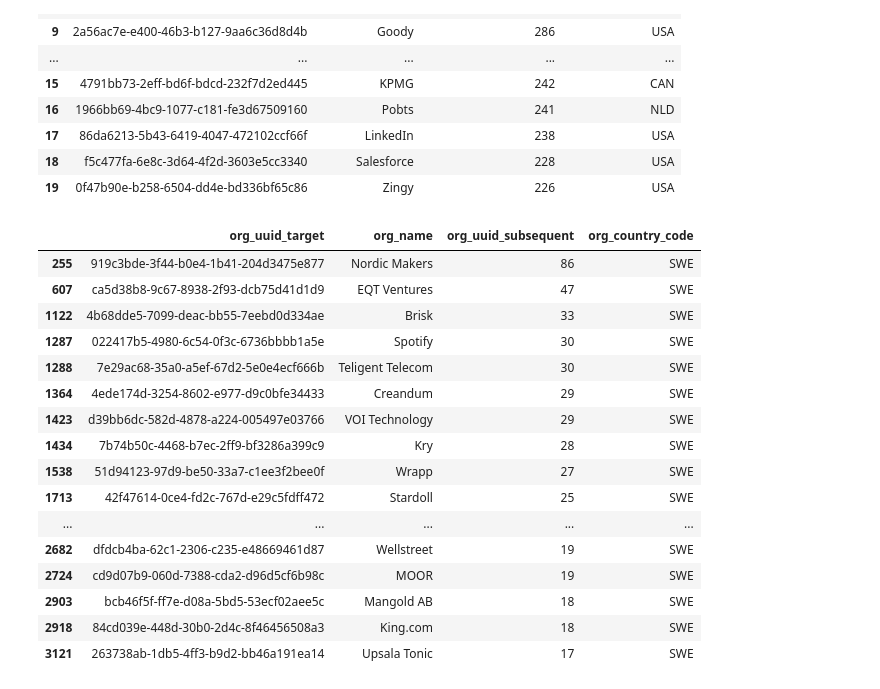
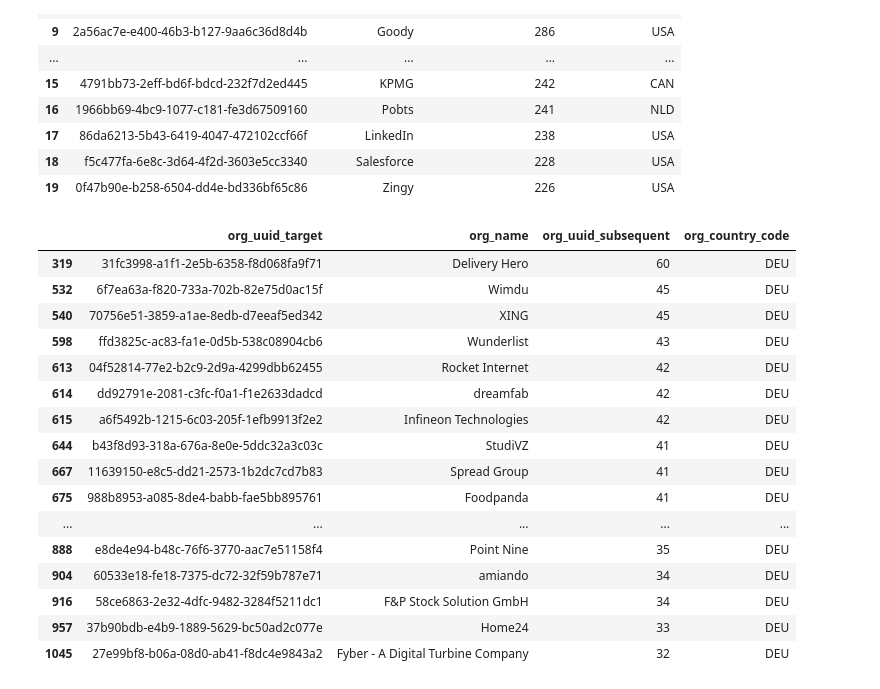
Before and after one commit to johanhaha/VentureMafia-Backend, a Jupyter notebook: data_analysis/VentureMafia-productionalised.ipynb, the cells around one changed output. Drawn from its saved outputs; the diff is of its cells as text; code cells hidden in the pictures.

```diff
--- a/data_analysis/VentureMafia-productionalised.ipynb
+++ b/data_analysis/VentureMafia-productionalised.ipynb
@@ -107,6 +110,8 @@ acquisitions = acquisitions.rename(columns = {'acquiree_uuid': 'org_uuid', 'type
 
 acquisitions = acquisitions.assign(exit_date = pd.to_datetime(acquisitions['exit_date'], errors = 'coerce'))
 
+acquisitions['exit_valuation'] = acquisitions['exit_valuation'].astype('Int64')
+
 acquisitions.head()
 # %% [output]
 |  | org_uuid | acquirer_uuid | exit_type | acquirer_name | exit_date | acquisition_type | exit_valuation |
@@ -122,6 +127,8 @@ ipos = ipos.rename(columns = {'uuid': 'investment_partner_uuid', 'type': 'exit_t
 
 ipos = ipos.assign(exit_date = pd.to_datetime(ipos['exit_date'], errors = 'coerce'))
 
+ipos['exit_valuation'] = ipos['exit_valuation'].astype('Int64')
+
 ipos.head()
 # %% [output]
 |  | org_uuid | exit_type | exit_date | exit_valuation |
@@ -222,6 +229,8 @@ alumni_master = alumni_master.drop_duplicates(subset = subset_columns, keep = 'f
 
 alumni_master = alumni_master.dropna(subset = ['person_uuid', 'org_uuid_target', 'org_uuid_subsequent'])
 
+alumni_master['record_uuid'] = [uuid.uuid4() for _ in range(len(alumni_master))] # Adding record_uuid as primary key in DB
+
 alumni_master
 # %% [output]
 |  | person_uuid | org_uuid_target | started_on_target | ended_on_target | job_title_target | job_type_target | ... |
@@ -240,17 +248,0 @@ alumni_master
-# %%
-alumni_master['priority'] = alumni_master['relation_type'].map(relation_priority_map)
-alumni_master = alumni_master.sort_values(by = 'priority')
-
-# Drop the priority column as it's no longer needed
-alumni_master = alumni_master.drop(columns = ['priority'], axis = 1)
-
-# Define columns to exclude
-exclude_columns = ['job_title_subsequent', 'relation_type', 'started_on_subsequent', 'ended_on_subsequent']
-
-# Get all columns except for the ones to exclude
-subset_columns = alumni_master.columns.difference(exclude_columns).tolist()
-
-# Drop duplicates keeping the one with the highest priority
-alumni_master = alumni_master.drop_duplicates(subset = subset_columns, keep = 'first')
-
-alumni_master
@@ -395,25 +373,25 @@ subsequent_orgs_count.head(20)
 | 18 | f5c477fa-6e8c-3d64-4f2d-3603e5cc3340 | Salesforce | 228 | USA |
 | 19 | 0f47b90e-b258-6504-dd4e-bd336bf65c86 | Zingy | 226 | USA |
 # %%
-subsequent_orgs_count.loc[subsequent_orgs_count['org_country_code'] == 'SWE'].head(20)
+subsequent_orgs_count.loc[subsequent_orgs_count['org_country_code'] == 'DEU'].head(20)
 # %% [output]
 |  | org_uuid_target | org_name | org_uuid_subsequent | org_country_code |
-| 255 | 919c3bde-3f44-b0e4-1b41-204d3475e877 | Nordic Makers | 86 | SWE |
-| 607 | ca5d38b8-9c67-8938-2f93-dcb75d41d1d9 | EQT Ventures | 47 | SWE |
-| 1122 | 4b68dde5-7099-deac-bb55-7eebd0d334ae | Brisk | 33 | SWE |
-| 1287 | 022417b5-4980-6c54-0f3c-6736bbbb1a5e | Spotify | 30 | SWE |
-| 1288 | 7e29ac68-35a0-a5ef-67d2-5e0e4ecf666b | Teligent Telecom | 30 | SWE |
-| 1364 | 4ede174d-3254-8602-e977-d9c0bfe34433 | Creandum | 29 | SWE |
-| 1423 | d39bb6dc-582d-4878-a224-005497e03766 | VOI Technology | 29 | SWE |
-| 1434 | 7b74b50c-4468-b7ec-2ff9-bf3286a399c9 | Kry | 28 | SWE |
-| 1538 | 51d94123-97d9-be50-33a7-c1ee3f2bee0f | Wrapp | 27 | SWE |
-| 1713 | 42f47614-0ce4-fd2c-767d-e29c5fdff472 | Stardoll | 25 | SWE |
+| 319 | 31fc3998-a1f1-2e5b-6358-f8d068fa9f71 | Delivery Hero | 60 | DEU |
+| 532 | 6f7ea63a-f820-733a-702b-82e75d0ac15f | Wimdu | 45 | DEU |
+| 540 | 70756e51-3859-a1ae-8edb-d7eeaf5ed342 | XING | 45 | DEU |
+| 598 | ffd3825c-ac83-fa1e-0d5b-538c08904cb6 | Wunderlist | 43 | DEU |
+| 613 | 04f52814-77e2-b2c9-2d9a-4299dbb62455 | Rocket Internet | 42 | DEU |
+| 614 | dd92791e-2081-c3fc-f0a1-f1e2633dadcd | dreamfab | 42 | DEU |
+| 615 | a6f5492b-1215-6c03-205f-1efb9913f2e2 | Infineon Technologies | 42 | DEU |
+| 644 | b43f8d93-318a-676a-8e0e-5ddc32a3c03c | StudiVZ | 41 | DEU |
+| 667 | 11639150-e8c5-dd21-2573-1b2dc7cd7b83 | Spread Group | 41 | DEU |
+| 675 | 988b8953-a085-8de4-babb-fae5bb895761 | Foodpanda | 41 | DEU |
 | ... | ... | ... | ... | ... |
-| 2682 | dfdcb4ba-62c1-2306-c235-e48669461d87 | Wellstreet | 19 | SWE |
-| 2724 | cd9d07b9-060d-7388-cda2-d96d5cf6b98c | MOOR | 19 | SWE |
-| 2903 | bcb46f5f-ff7e-d08a-5bd5-53ecf02aee5c | Mangold AB | 18 | SWE |
-| 2918 | 84cd039e-448d-30b0-2d4c-8f46456508a3 | King.com | 18 | SWE |
-| 3121 | 263738ab-1db5-4ff3-b9d2-bb46a191ea14 | Upsala Tonic | 17 | SWE |
+| 888 | e8de4e94-b48c-76f6-3770-aac7e51158f4 | Point Nine | 35 | DEU |
+| 904 | 60533e18-fe18-7375-dc72-32f59b787e71 | amiando | 34 | DEU |
+| 916 | 58ce6863-2e32-4dfc-9482-3284f5211dc1 | F&P Stock Solution GmbH | 34 | DEU |
+| 957 | 37b90bdb-e4b9-1889-5629-bc50ad2c077e | Home24 | 33 | DEU |
+| 1045 | 27e99bf8-b06a-08d0-ab41-f8dc4e9843a2 | Fyber - A Digital Turbine Company | 32 | DEU |
 # %%
 subsequent_orgs_count.loc[subsequent_orgs_count['org_name'] == 'Delivery Hero']
 # %% [output]
```
Also changed, not shown: parts of 15 cells of this notebook.
